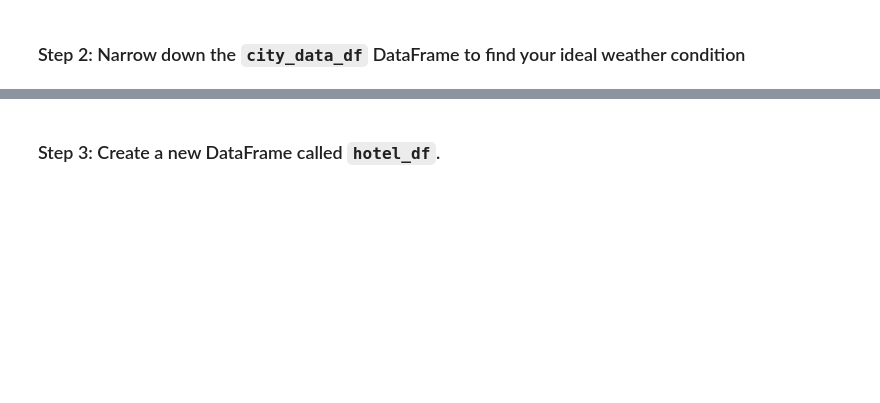
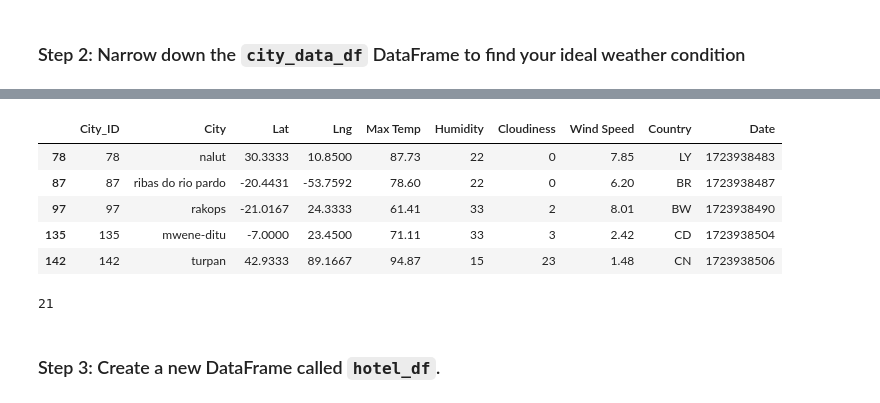
Before and after one commit to wallago-caite/python-api-challenge, a Jupyter notebook: VacationPy.ipynb, the cells around one changed output, grey strips where cells are left out. Cells and saved outputs as stored; diff of their text form; code cells hidden in the pictures; blank space fills up the shorter version.

```diff
--- a/VacationPy.ipynb
+++ b/VacationPy.ipynb
@@ -45,11 +88,28 @@ city_data_df.head()
 # %%
 # Narrow down cities that fit criteria and drop any results with null values
-# YOUR CODE HERE
+city_data_df2 = city_data_df.loc[
+    (city_data_df["Max Temp"] < 95) &
+    (city_data_df["Max Temp"] > 50) &
+    (city_data_df["Humidity"] < 50) &
+    (city_data_df["Cloudiness"] < 30) &
+    (city_data_df["Wind Speed"] < 10)
+]
 
 # Drop any rows with null values
-# YOUR CODE HERE
+city_data_df2 = city_data_df2.dropna()
 
 # Display sample data
-# YOUR CODE HERE
+city_data_df2.head(5)
+# %% [output]
+|  | City_ID | City | Lat | Lng | Max Temp | Humidity | Cloudiness | Wind Speed | Country | Date |
+| 78 | 78 | nalut | 30.3333 | 10.8500 | 87.73 | 22 | 0 | 7.85 | LY | 1723938483 |
+| 87 | 87 | ribas do rio pardo | -20.4431 | -53.7592 | 78.60 | 22 | 0 | 6.20 | BR | 1723938487 |
+| 97 | 97 | rakops | -21.0167 | 24.3333 | 61.41 | 33 | 2 | 8.01 | BW | 1723938490 |
+| 135 | 135 | mwene-ditu | -7.0000 | 23.4500 | 71.11 | 33 | 3 | 2.42 | CD | 1723938504 |
+| 142 | 142 | turpan | 42.9333 | 89.1667 | 94.87 | 15 | 23 | 1.48 | CN | 1723938506 |
+# %%
+city_data_df2['City_ID'].count()
+# %% [output]
+21
 # %% [markdown]
 ### Step 3: Create a new DataFrame called `hotel_df`.
```
Also changed, not shown: parts of 10 cells of this notebook.
